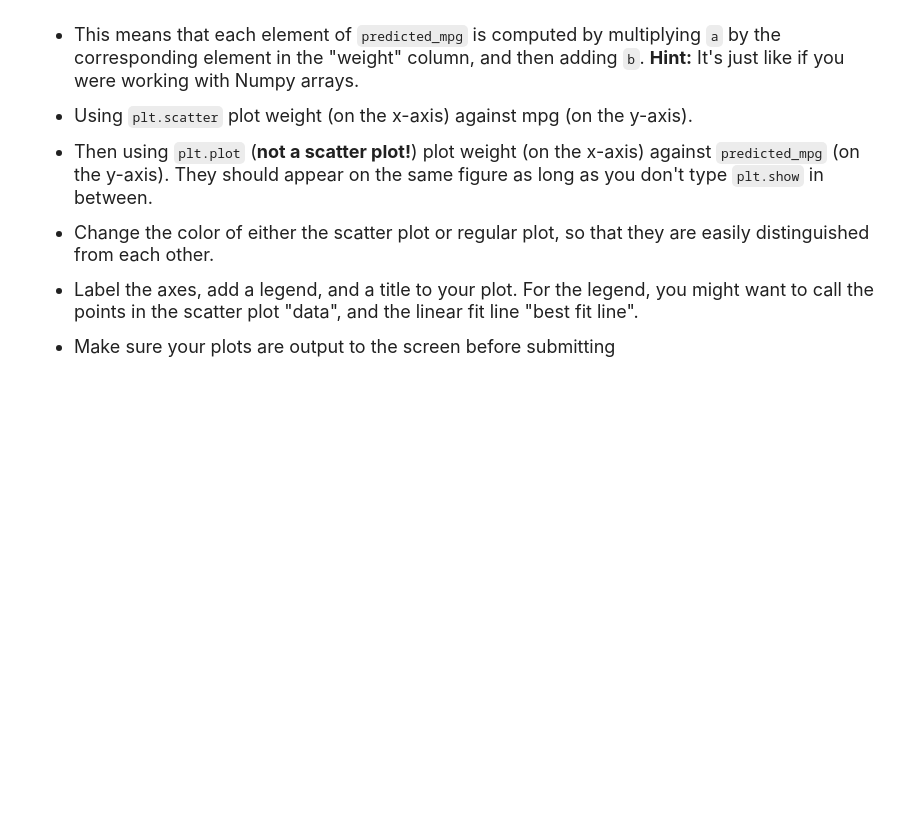
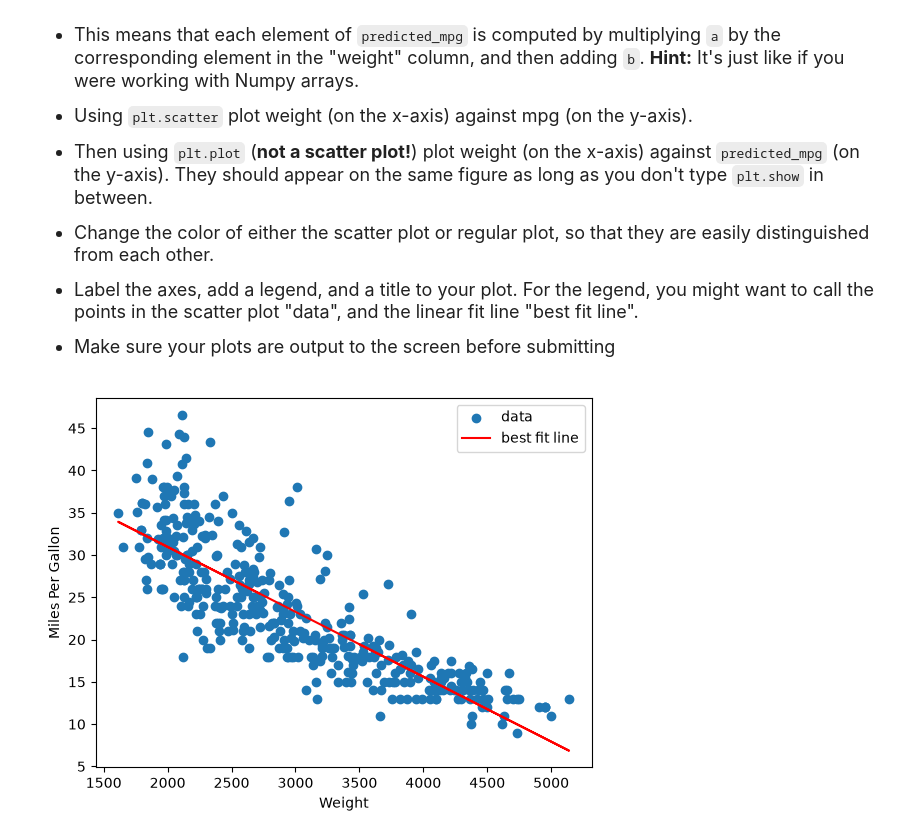
Before and after one commit to TomiokaGiyuu/datasci151fall2026, a Jupyter notebook: _assignments/assignment_8/Assignment8.ipynb, the cells around one changed output. Saved outputs shown, nothing was run; the diff lists cells and outputs as text; code cells hidden in the pictures; blank space fills up the shorter version.

```diff
--- a/_assignments/assignment_8/Assignment8.ipynb
+++ b/_assignments/assignment_8/Assignment8.ipynb
@@ -244,0 +243,7 @@ This problem is continued in Question (5)
+# %%
+# your answer here
+car_features = pd.read_csv("./data/features.csv")
+model = smf.ols(formula = "mpg ~ weight", data = car_features)
+coeffs = model.fit().params
+print(type(coeffs))
+print(coeffs)
@@ -273,0 +282,12 @@ $$\hat{m}_i = a\cdot w_i + b$$
+# %%
+# your answer here
+a, b = coeffs["weight"], coeffs["Intercept"]
+predicted_mpg = a*car_features["weight"]+b
+plt.scatter(x = car_features["weight"], y = car_features["mpg"], label = "data")
+plt.xlabel("Weight")
+plt.ylabel("Miles Per Gallon")
+plt.plot(car_features["weight"], predicted_mpg, color = "red", label = "best fit line")
+plt.legend()
+plt.show()
+# %% [output]
+[figure, added]
```
Also changed, not shown: parts of 3 cells of this notebook.
